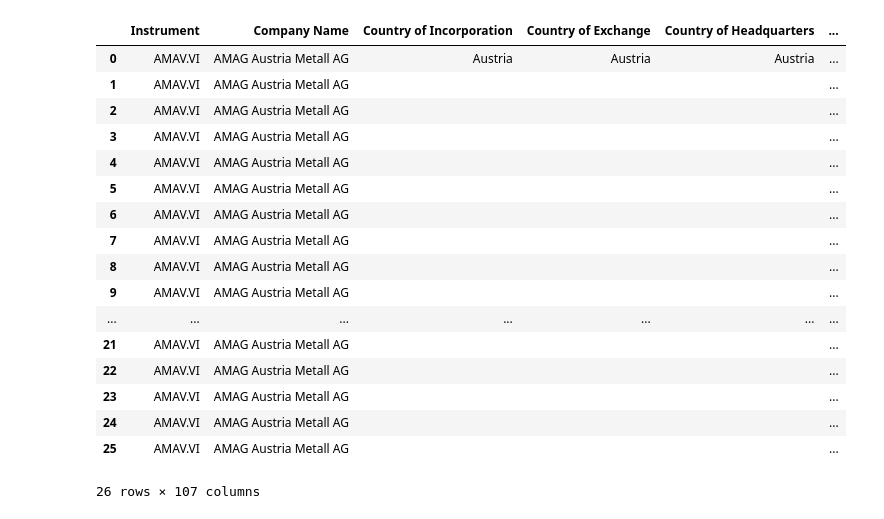
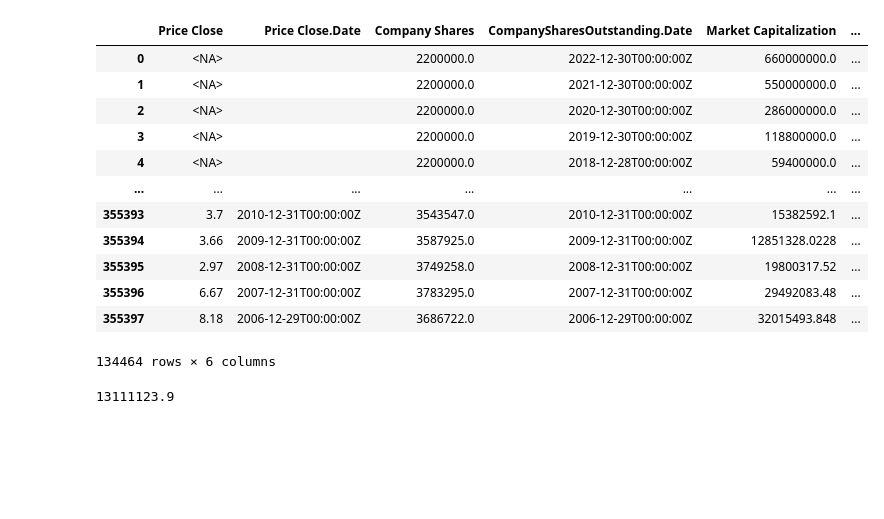
Before and after one commit to syalabi-seet/DataMining, a Jupyter notebook: test.ipynb, the cells around one changed output. Cells and saved outputs as stored; diff of their text form; code cells hidden in the pictures; blank space fills up the shorter version.

```diff
--- a/test.ipynb
+++ b/test.ipynb
@@ -61,21 +38,20 @@ Name: CUSIP Code, dtype: Int64
-# %%
-df[df['Instrument']=='AMAV.VI']
-# %% [output]
-|  | Instrument | Company Name | Country of Incorporation | Country of Exchange | Country of Headquarters | ... |
-| 0 | AMAV.VI | AMAG Austria Metall AG | Austria | Austria | Austria | ... |
-| 1 | AMAV.VI | AMAG Austria Metall AG |  |  |  | ... |
-| 2 | AMAV.VI | AMAG Austria Metall AG |  |  |  | ... |
-| 3 | AMAV.VI | AMAG Austria Metall AG |  |  |  | ... |
-| 4 | AMAV.VI | AMAG Austria Metall AG |  |  |  | ... |
-| 5 | AMAV.VI | AMAG Austria Metall AG |  |  |  | ... |
-| 6 | AMAV.VI | AMAG Austria Metall AG |  |  |  | ... |
-| 7 | AMAV.VI | AMAG Austria Metall AG |  |  |  | ... |
-| 8 | AMAV.VI | AMAG Austria Metall AG |  |  |  | ... |
-| 9 | AMAV.VI | AMAG Austria Metall AG |  |  |  | ... |
-| ... | ... | ... | ... | ... | ... | ... |
-| 21 | AMAV.VI | AMAG Austria Metall AG |  |  |  | ... |
-| 22 | AMAV.VI | AMAG Austria Metall AG |  |  |  | ... |
-| 23 | AMAV.VI | AMAG Austria Metall AG |  |  |  | ... |
-| 24 | AMAV.VI | AMAG Austria Metall AG |  |  |  | ... |
-| 25 | AMAV.VI | AMAG Austria Metall AG |  |  |  | ... |
-26 rows × 107 columns
+# %%
+df[['Price Close', 'Price Close.Date', 'Company Shares ', 'CompanySharesOutstanding.Date', 'Market Capitalization', 'MktCap.Date']].dropna()
+# %% [output]
+|  | Price Close | Price Close.Date | Company Shares | CompanySharesOutstanding.Date | Market Capitalization | ... |
+| 0 | <NA> |  | 2200000.0 | 2022-12-30T00:00:00Z | 660000000.0 | ... |
+| 1 | <NA> |  | 2200000.0 | 2021-12-30T00:00:00Z | 550000000.0 | ... |
+| 2 | <NA> |  | 2200000.0 | 2020-12-30T00:00:00Z | 286000000.0 | ... |
+| 3 | <NA> |  | 2200000.0 | 2019-12-30T00:00:00Z | 118800000.0 | ... |
+| 4 | <NA> |  | 2200000.0 | 2018-12-28T00:00:00Z | 59400000.0 | ... |
+| ... | ... | ... | ... | ... | ... | ... |
+| 355393 | 3.7 | 2010-12-31T00:00:00Z | 3543547.0 | 2010-12-31T00:00:00Z | 15382592.1 | ... |
+| 355394 | 3.66 | 2009-12-31T00:00:00Z | 3587925.0 | 2009-12-31T00:00:00Z | 12851328.0228 | ... |
+| 355395 | 2.97 | 2008-12-31T00:00:00Z | 3749258.0 | 2008-12-31T00:00:00Z | 19800317.52 | ... |
+| 355396 | 6.67 | 2007-12-31T00:00:00Z | 3783295.0 | 2007-12-31T00:00:00Z | 29492083.48 | ... |
+| 355397 | 8.18 | 2006-12-29T00:00:00Z | 3686722.0 | 2006-12-29T00:00:00Z | 32015493.848 | ... |
+134464 rows × 6 columns
+# %%
+3.7*3543547
+# %% [output]
+13111123.9
```
Also changed, not shown: parts of 7 cells of this notebook, 2 other files.
